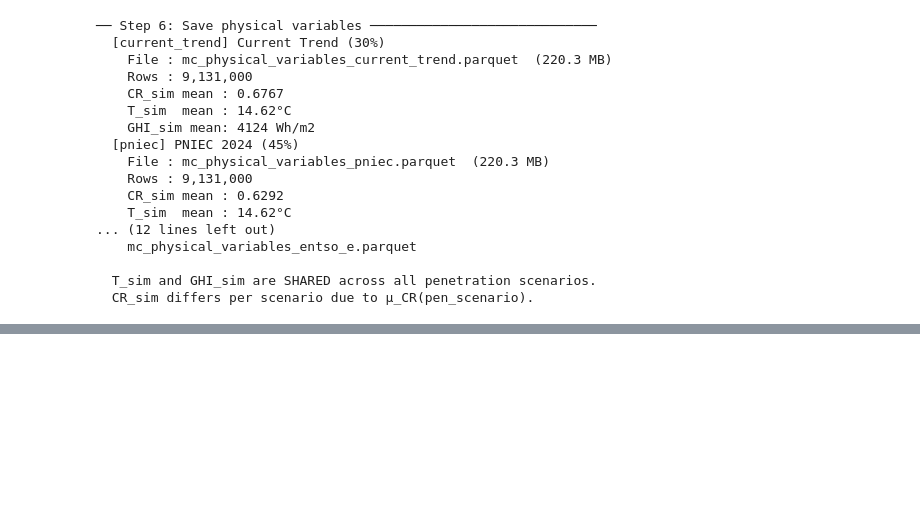
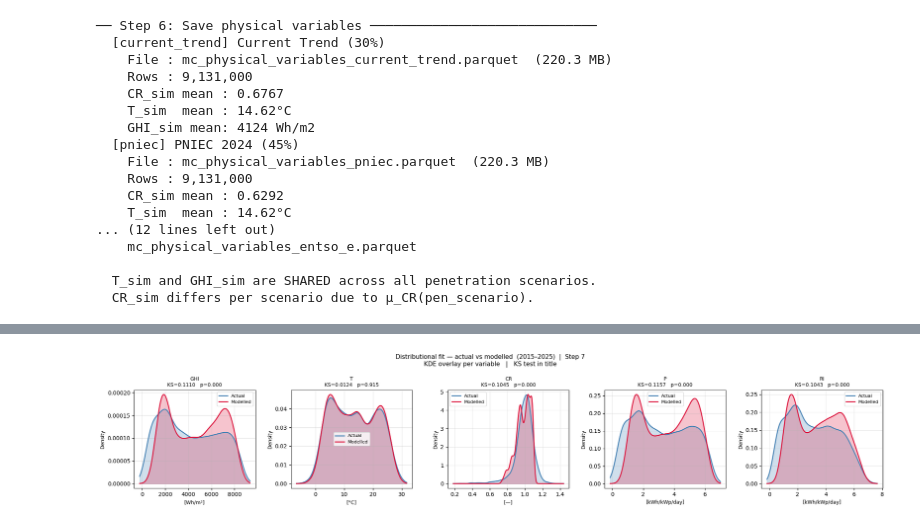
Before and after one commit to lucasmonero/Greenfin_Thesis, a Jupyter notebook: Code/Simulation/Variables reconstruction - multi-scenario.ipynb, the cells around one changed output, grey strips where cells are left out. Cells and saved outputs as stored; diff of their text form; code cells hidden in the pictures; blank space fills up the shorter version.

```diff
--- a/Code/Simulation/Variables reconstruction - multi-scenario.ipynb
+++ b/Code/Simulation/Variables reconstruction - multi-scenario.ipynb
@@ -725,0 +882,82 @@ print(f"  CR_sim differs per scenario due to μ_CR(pen_scenario).")
+# %%
+from scipy import stats
+from scipy.stats import ks_2samp, gaussian_kde
+
+# =============================================================================
+# Step 7 — Distributional fit: actual vs modelled (2015–2025)
+# KDE overlay + percentile calibration + KS test per variable
+# =============================================================================
+DIST_START = 2015
+
+_df_dist = df_hist_reconstructed[df_hist_reconstructed["year"] >= DIST_START].copy()
+
+_vars = [
+    ("GHI", "GHI_actual", "GHI_modelled", "Wh/m²"),
+    ("T",   "T_actual",   "T_modelled",   "°C"),
+    ("CR",  "CR_actual",  "CR_modelled",  "—"),
+    ("P",   "P_actual",   "P_modelled",   "kWh/kWp/day"),
+    ("RI",  "RI_actual",  "RI_modelled",  "kWh/kWp/day"),
+]
+_pcts = [5, 10, 25, 50, 75, 90, 95]
+
+fig, axes = plt.subplots(1, 5, figsize=(20, 4))
+
+print(f"  Period : {DIST_START}–2025  (n={len(_df_dist):,} days)")
+print()
+print(f"  {'Var':<5}  {'KS stat':>8}  {'p-value':>9}  "
+      + "".join(f"  {'P'+str(p):>6}" for p in _pcts) + "   (mod - act)")
+print(f"  {'-'*5}  {'-'*8}  {'-'*9}  " + "  ".join(["-"*6] * len(_pcts)))
+
+for ax, (tag, ca, cm, unit) in zip(axes, _vars):
+    _a = _df_dist[ca].values
+    _m = _df_dist[cm].values
+    _ok = np.isfinite(_a) & np.isfinite(_m)
+    x, y = _a[_ok], _m[_ok]
+
+    _lo  = min(x.min(), y.min())
+    _hi  = max(x.max(), y.max())
+    _pad = (_hi - _lo) * 0.05
+    x_grid = np.linspace(_lo - _pad, _hi + _pad, 400)
+
+    kde_a = gaussian_kde(x)
+    kde_m = gaussian_kde(y)
+
+    ax.fill_between(x_grid, kde_a(x_grid), alpha=0.25, color="steelblue")
+    ax.fill_between(x_grid, kde_m(x_grid), alpha=0.25, color="crimson")
+    ax.plot(x_grid, kde_a(x_grid), color="steelblue", lw=1.8, label="Actual")
+    ax.plot(x_grid, kde_m(x_grid), color="crimson",   lw=1.8, label="Modelled")
+
+    ks_stat, ks_p = ks_2samp(x, y)
+
+    ax.set_xlabel(f"[{unit}]", fontsize=9)
+    ax.set_ylabel("Density", fontsize=9)
+    ax.set_title(f"{tag}\nKS={ks_stat:.4f}   p={ks_p:.3f}", fontsize=9)
+    ax.legend(fontsize=8)
+    ax.grid(alpha=0.3)
+
+    q_a = np.percentile(x, _pcts)
+    q_m = np.percentile(y, _pcts)
+    diff_str = "  ".join(f"{(q_m[i] - q_a[i]):>+6.3f}" for i in range(len(_pcts)))
+    print(f"  {tag:<5}  {ks_stat:>8.4f}  {ks_p:>9.4f}  {diff_str}")
+
+fig.suptitle(
+    f"Distributional fit — actual vs modelled  ({DIST_START}–2025)  |  Step 7\n"
+    "KDE overlay per variable   |   KS test in title",
+    fontsize=11
+)
+fig.tight_layout()
+plt.show()
+
+# --- percentile calibration table -------------------------------------------
+print()
+print(f"  {'':10}" + "".join(f"  {'P'+str(p):>7}" for p in _pcts))
+for tag, ca, cm, unit in _vars:
+    x = _df_dist[ca].dropna().values
+    y = _df_dist[cm].dropna().values
+    q_a = np.percentile(x, _pcts)
+    q_m = np.percentile(y, _pcts)
+    print(f"  {tag+' act':<10}" + "".join(f"  {v:>7.3f}" for v in q_a))
+    print(f"  {tag+' mod':<10}" + "".join(f"  {v:>7.3f}" for v in q_m))
+    print(f"  {tag+' diff':<10}" + "".join(f"  {(q_m[i]-q_a[i]):>+7.3f}" for i in range(len(_pcts))))
+    print()
+# %% [output]
@@ -725,0 +973 @@ print(f"  CR_sim differs per scenario due to μ_CR(pen_scenario).")
+[figure, added]
```
Also changed, not shown: parts of 5 cells of this notebook, 3 other files.
